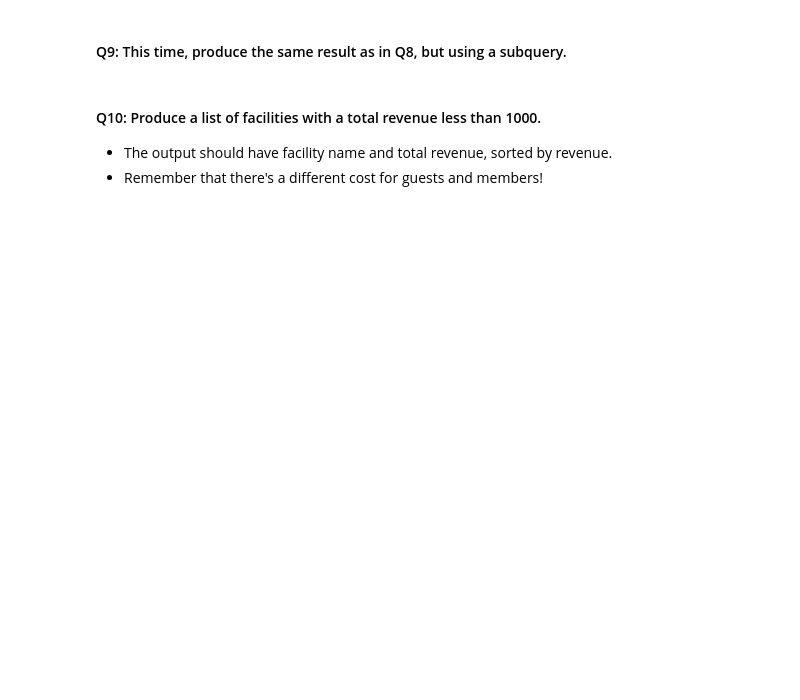
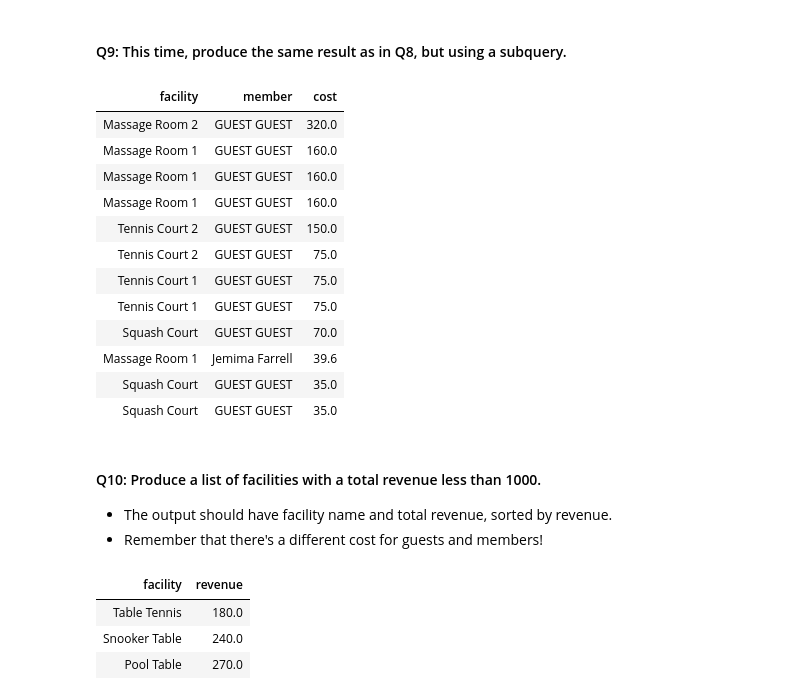
Before and after one commit to eerichmond/mec-5_6_6-sql-at-scale-with-spark-mini-project, a Jupyter notebook: Mini_Project_SQL_with_Spark.ipynb, the cells around one changed output. Cells and saved outputs as stored; diff of their text form; code cells hidden in the pictures; blank space fills up the shorter version.

```diff
--- a/Mini_Project_SQL_with_Spark.ipynb
+++ b/Mini_Project_SQL_with_Spark.ipynb
@@ -154,3 +266,37 @@ select * from bookings limit 3
+# %%
+%sql
+select
+  facilities.name as facility,
+  (
+    select first(concat(firstname, ' ', surname))
+    from members
+    where
+      members.memid = bookings.memid
+  ) as member,
+  if(bookings.memid > 0, facilities.membercost * bookings.slots, facilities.guestcost * bookings.slots) as cost
+from bookings
+inner join facilities on facilities.facid = bookings.facid
+where
+  starttime >= '2012-09-14' and starttime < '2012-09-15'
+  and (
+    (bookings.memid > 0 and ((facilities.membercost * bookings.slots) > 30)) or
+    (bookings.memid = 0 and ((facilities.guestcost * bookings.slots) > 30))
+  )
+order by if(bookings.memid > 0, facilities.membercost * bookings.slots, facilities.guestcost * bookings.slots) desc
+# %% [output]
+| facility | member | cost |
+| Massage Room 2 | GUEST GUEST | 320.0 |
+| Massage Room 1 | GUEST GUEST | 160.0 |
+| Massage Room 1 | GUEST GUEST | 160.0 |
+| Massage Room 1 | GUEST GUEST | 160.0 |
+| Tennis Court 2 | GUEST GUEST | 150.0 |
+| Tennis Court 2 | GUEST GUEST | 75.0 |
+| Tennis Court 1 | GUEST GUEST | 75.0 |
+| Tennis Court 1 | GUEST GUEST | 75.0 |
+| Squash Court | GUEST GUEST | 70.0 |
+| Massage Room 1 | Jemima Farrell | 39.6 |
+| Squash Court | GUEST GUEST | 35.0 |
+| Squash Court | GUEST GUEST | 35.0 |
 # %% [markdown]
 #### Q10: Produce a list of facilities with a total revenue less than 1000.
 - The output should have facility name and total revenue, sorted by revenue.
@@ -159,0 +304,15 @@ select * from bookings limit 3
+# %%
+%sql
+select
+  facilities.name as facility,
+  sum(if(bookings.memid > 0, facilities.membercost * bookings.slots, facilities.guestcost * bookings.slots)) as revenue
+from facilities
+inner join bookings on bookings.facid = facilities.facid
+group by facilities.name
+having revenue < 1000
+order by revenue
+# %% [output]
+| facility | revenue |
+| Table Tennis | 180.0 |
+| Snooker Table | 240.0 |
+| Pool Table | 270.0 |
```
Also changed, not shown: parts of 24 cells of this notebook.
